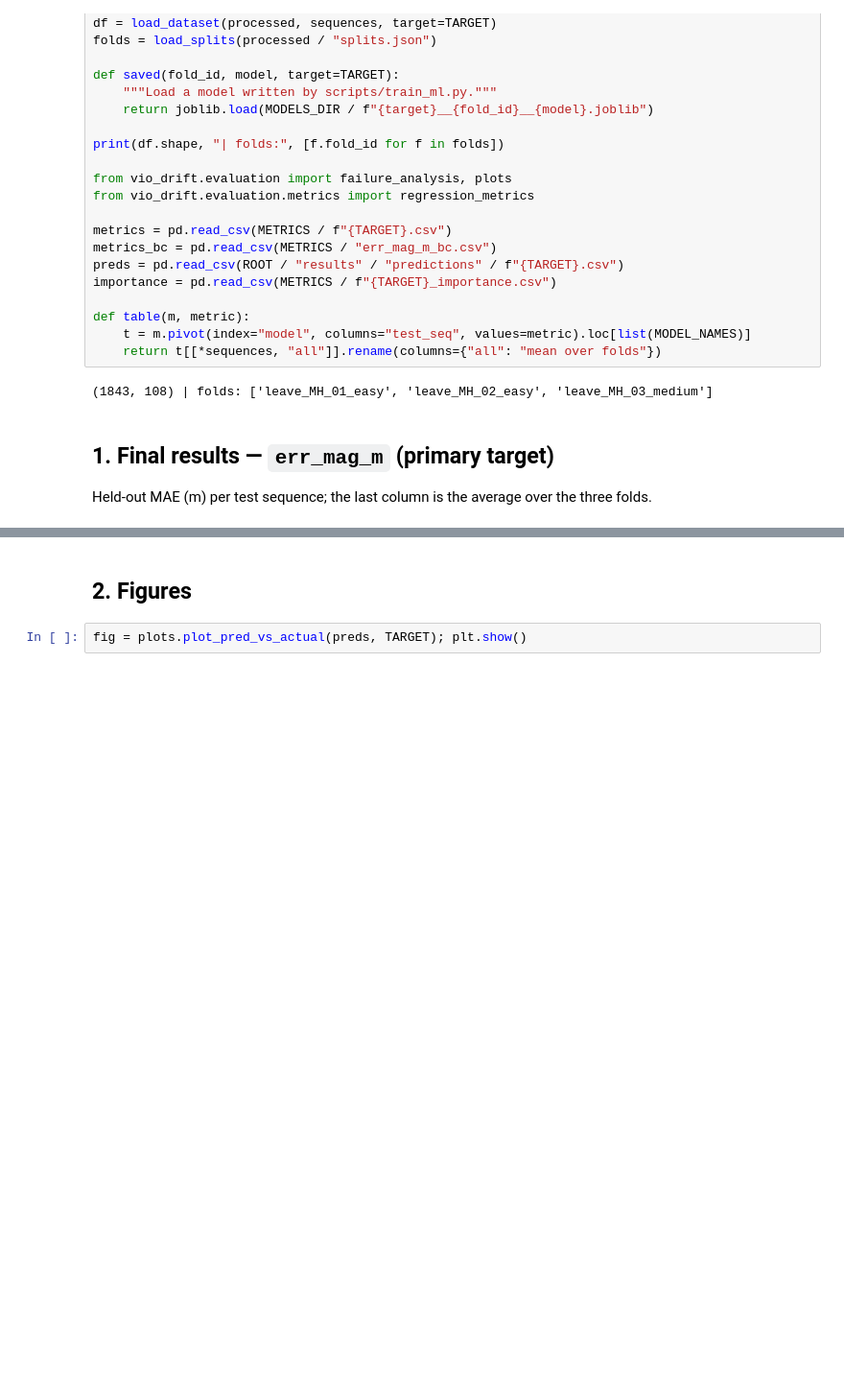
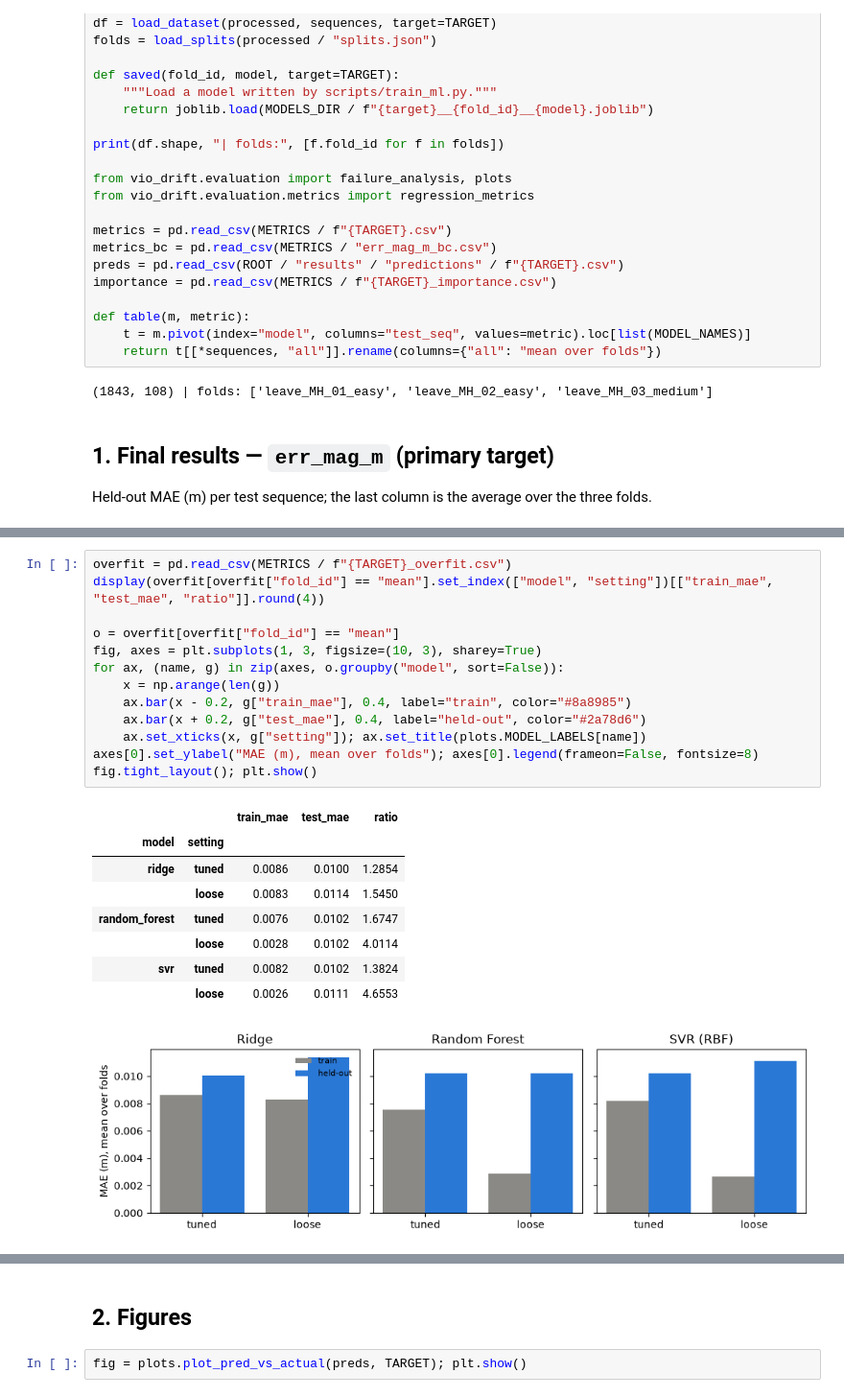
Before and after one commit to Dadi-Dinesh/Drift-Sense, a Jupyter notebook: notebooks/06_ml_evaluation.ipynb, the cells around one changed output, grey strips where cells are left out. Shown at 96% size. Drawn from its saved outputs; the diff is of its cells as text; blank space fills up the shorter version.

```diff
--- a/notebooks/06_ml_evaluation.ipynb
+++ b/notebooks/06_ml_evaluation.ipynb
@@ -98,0 +160,23 @@ R^2
+# %%
+overfit = pd.read_csv(METRICS / f"{TARGET}_overfit.csv")
+display(overfit[overfit["fold_id"] == "mean"].set_index(["model", "setting"])[["train_mae", "test_mae", "ratio"]].round(4))
+
+o = overfit[overfit["fold_id"] == "mean"]
+fig, axes = plt.subplots(1, 3, figsize=(10, 3), sharey=True)
+for ax, (name, g) in zip(axes, o.groupby("model", sort=False)):
+    x = np.arange(len(g))
+    ax.bar(x - 0.2, g["train_mae"], 0.4, label="train", color="#8a8985")
+    ax.bar(x + 0.2, g["test_mae"], 0.4, label="held-out", color="#2a78d6")
+    ax.set_xticks(x, g["setting"]); ax.set_title(plots.MODEL_LABELS[name])
+axes[0].set_ylabel("MAE (m), mean over folds"); axes[0].legend(frameon=False, fontsize=8)
+fig.tight_layout(); plt.show()
+# %% [output]
+|  |  | train_mae | test_mae | ratio |
+| model | setting |  |  |  |
+| ridge | tuned | 0.0086 | 0.0100 | 1.2854 |
+|  | loose | 0.0083 | 0.0114 | 1.5450 |
+| random_forest | tuned | 0.0076 | 0.0102 | 1.6747 |
+|  | loose | 0.0028 | 0.0102 | 4.0114 |
+| svr | tuned | 0.0082 | 0.0102 | 1.3824 |
+|  | loose | 0.0026 | 0.0111 | 4.6553 |
+[figure, added]
```
Also changed, not shown: parts of 16 cells of this notebook, 1 other file.
